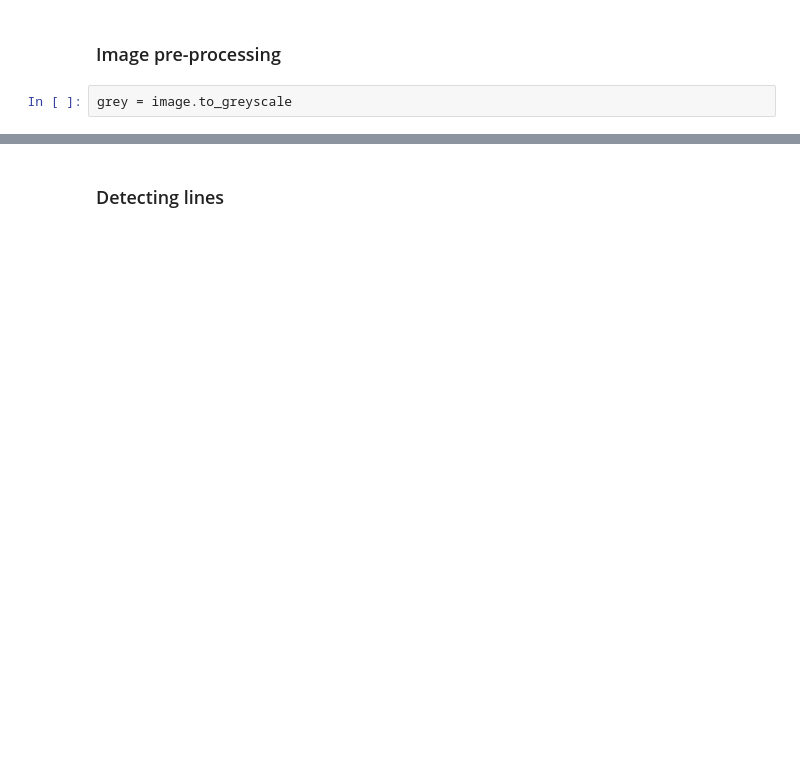
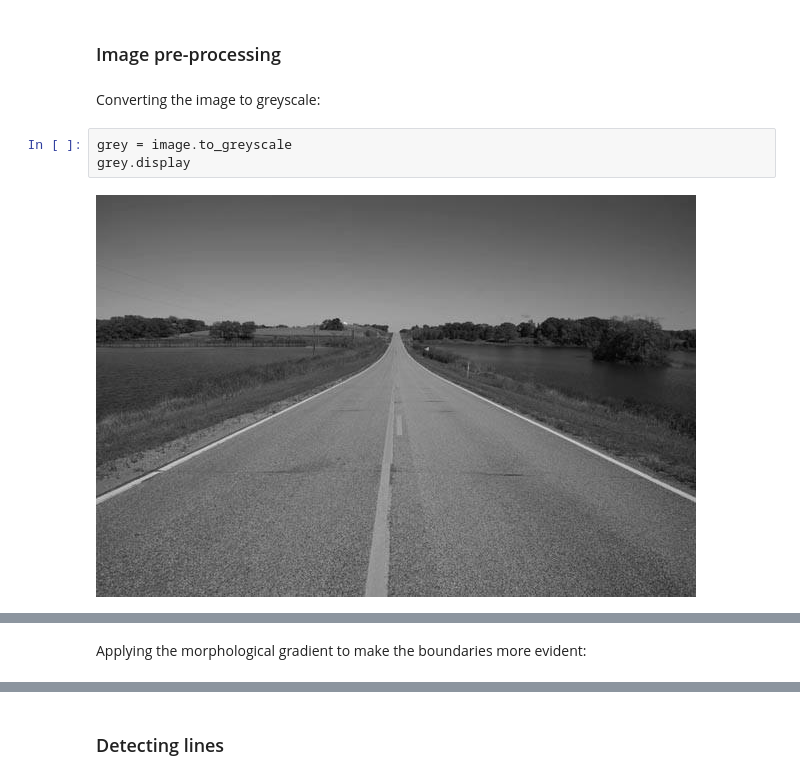
Before and after one commit to luisrpp/image_processing, a Jupyter notebook: iruby/notebooks/Image Processing - Hough Transform.ipynb, the cells around one changed output, grey strips where cells are left out. Drawn from its saved outputs; the diff is of its cells as text; blank space fills up the shorter version.

```diff
--- a/iruby/notebooks/Image Processing - Hough Transform.ipynb
+++ b/iruby/notebooks/Image Processing - Hough Transform.ipynb
@@ -43,5 +43,9 @@ image.display
 # %% [markdown]
 ### Image pre-processing
+# %% [markdown]
+Converting the image to greyscale:
 # %%
 grey = image.to_greyscale
+grey.display
 # %% [output]
+[figure, added]
@@ -49,3 +53,5 @@ grey = image.to_greyscale
+# %% [markdown]
+Applying the morphological gradient to make the boundaries more evident:
 # %%
 gradient = ImageProcessing::Morphology.gradient(grey)
 gradient.display
```
Also changed, not shown: parts of 11 cells of this notebook, 1 other file.
